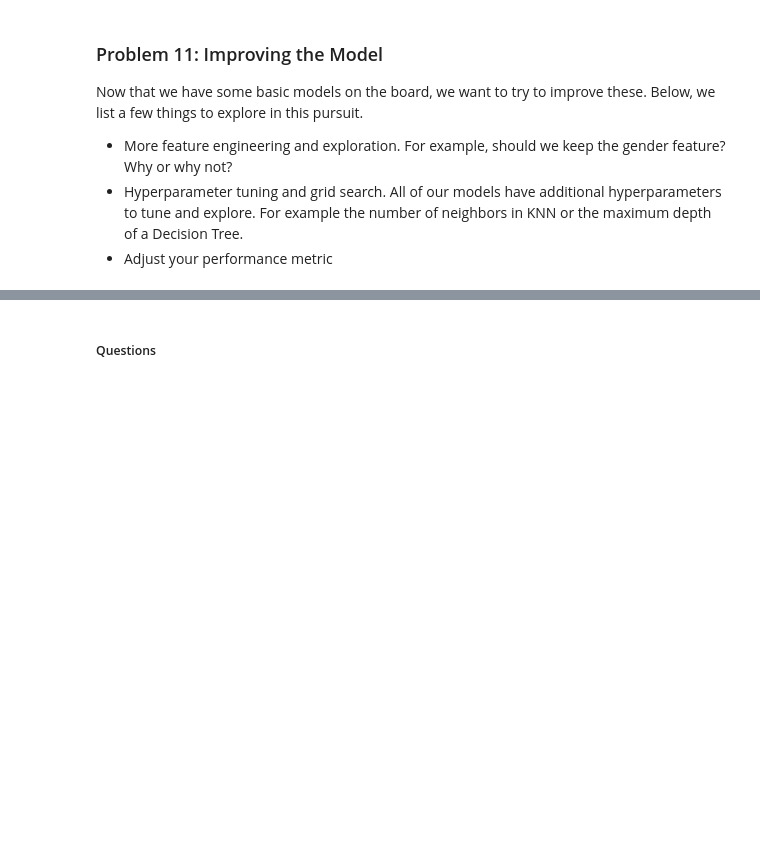
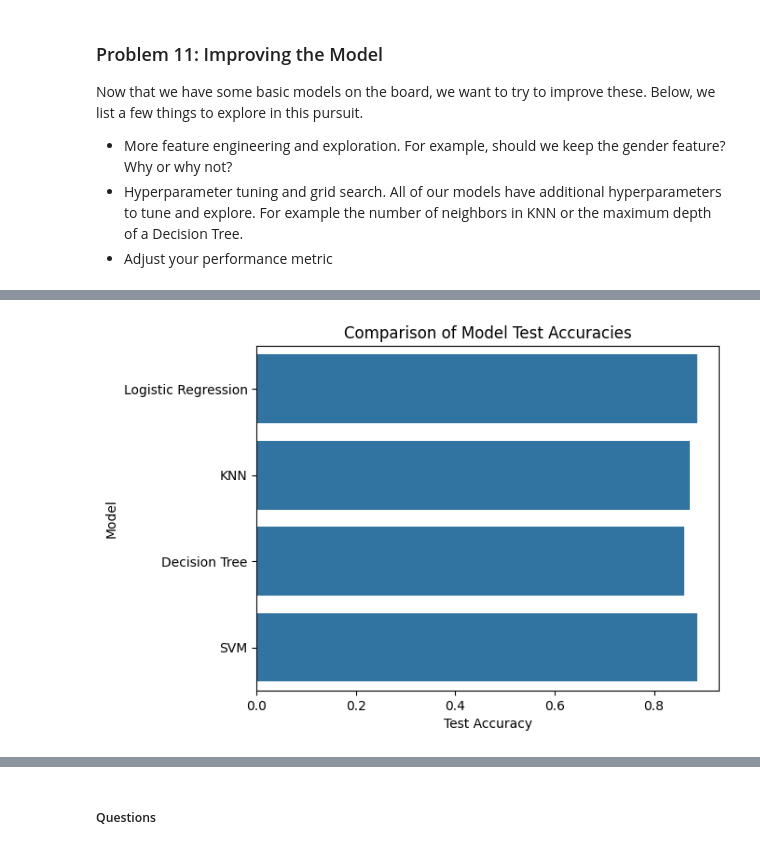
Before and after one commit to salomaaharri/module_17_starter, a Jupyter notebook: prompt_III.ipynb, the cells around one changed output, grey strips where cells are left out. Saved outputs shown, nothing was run; the diff lists cells and outputs as text; code cells hidden in the pictures; blank space fills up the shorter version.

```diff
--- a/prompt_III.ipynb
+++ b/prompt_III.ipynb
@@ -401,0 +465,14 @@ Best parameters for KNN: {'metric': 'manhattan', 'n_neighbors': 10, 'weights': '
+# %%
+from sklearn.linear_model import LogisticRegression
+from sklearn.metrics import accuracy_score
+
+# Assuming Logistic Regression model is defined as logreg_model
+logreg_model = LogisticRegression(max_iter=1000)  # Adjust max_iter if needed
+logreg_model.fit(X_train_fe, y_train_fe)
+
+# Make predictions on the test set
+y_test_pred_lr = logreg_model.predict(X_test_fe)
+
+# Calculate test accuracy
+test_accuracy_lr = accuracy_score(y_test_fe, y_test_pred_lr)
+print(f"Test Accuracy for LogisticRegression: {test_accuracy_lr:.2f}")
@@ -401,0 +481,13 @@ Best parameters for KNN: {'metric': 'manhattan', 'n_neighbors': 10, 'weights': '
+# %%
+from sklearn.svm import SVC
+
+# Assuming SVM model is defined as svm_model
+svm_model = SVC()
+svm_model.fit(X_train_fe, y_train_fe)
+
+# Make predictions on the test set
+y_test_pred_svm = svm_model.predict(X_test_fe)
+
+# Calculate test accuracy
+test_accuracy_svm = accuracy_score(y_test_fe, y_test_pred_svm)
+print(f"Test Accuracy for SVC: {test_accuracy_svm:.2f}")
@@ -401,0 +508,14 @@ Best parameters for KNN: {'metric': 'manhattan', 'n_neighbors': 10, 'weights': '
+# %%
+
+all_results_df = pd.DataFrame({
+     'Model': ['Logistic Regression', 'KNN', 'Decision Tree', 'SVM', 'Random Forest'],
+     'Test Accuracy': [test_accuracy_lr, test_accuracy_knn, test_accuracy_dt, test_accuracy_svm, test_accuracy_rf]
+})
+
+sns.barplot(x='Test Accuracy', y='Model', data=results_df)
+plt.title('Comparison of Model Test Accuracies')
+plt.xlabel('Test Accuracy')
+plt.ylabel('Model')
+plt.show()
+# %% [output]
+[figure, added]
```
Also changed, not shown: parts of 33 cells of this notebook, 1 other file.
